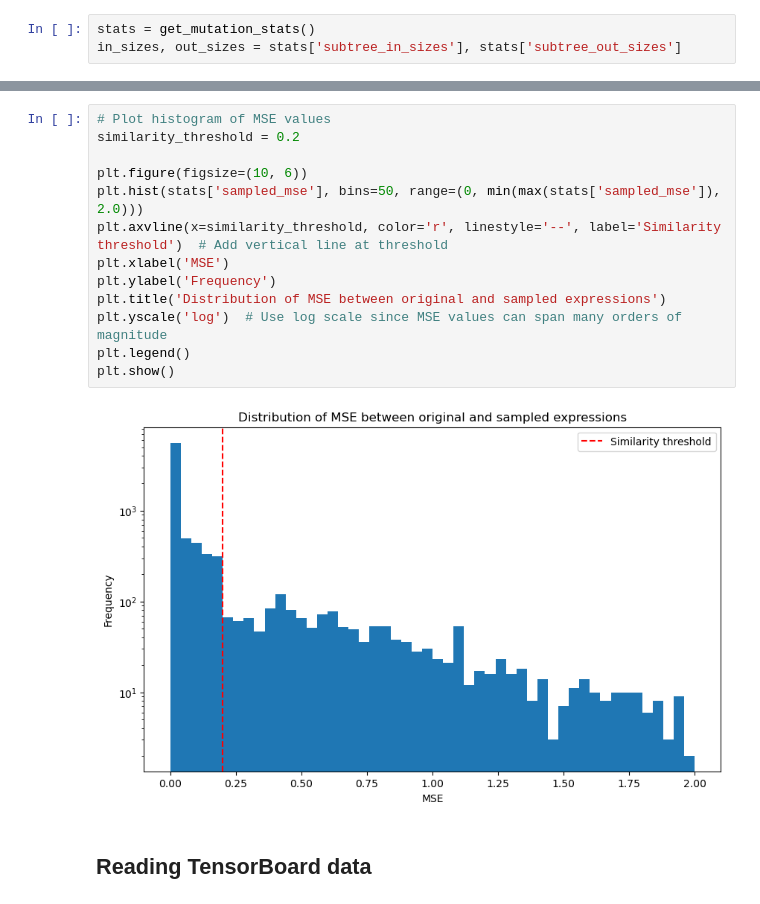
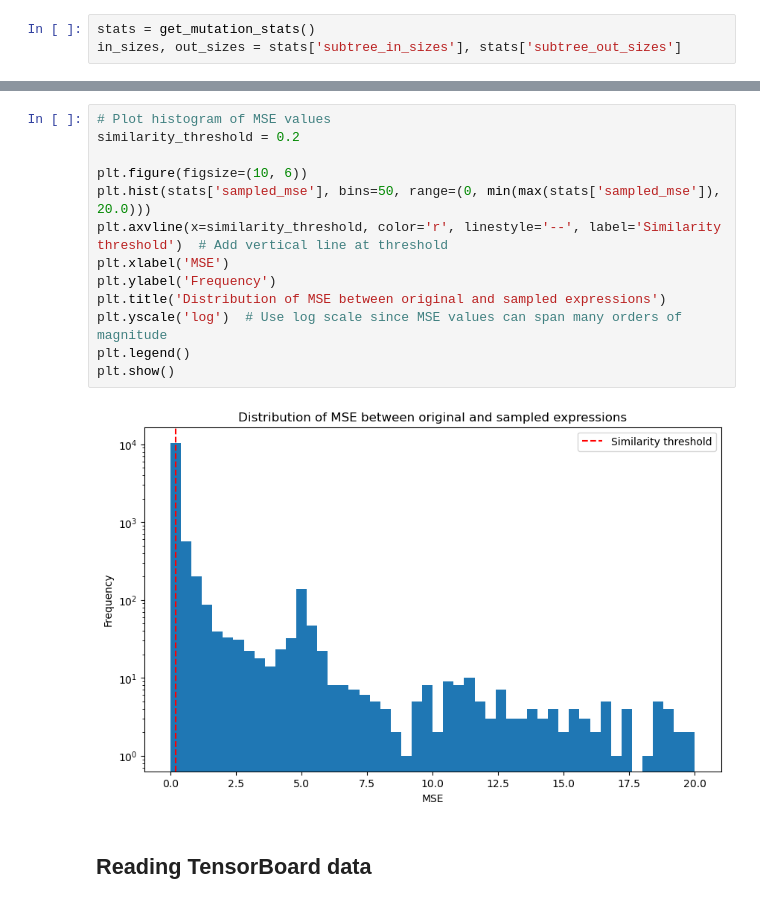
Before and after one commit to LuisCarretero/similar-expressions, a Jupyter notebook: src/sr_inference_benchmarking/dev.ipynb, the cells around one changed output, grey strips where cells are left out. Saved outputs shown, nothing was run; the diff lists cells and outputs as text.

```diff
--- a/src/sr_inference_benchmarking/dev.ipynb
+++ b/src/sr_inference_benchmarking/dev.ipynb
@@ -220,18 +256,18 @@ plt.show()
 # %%
 # Plot histogram of MSE values
 similarity_threshold = 0.2
 
 plt.figure(figsize=(10, 6))
-plt.hist(stats['sampled_mse'], bins=50, range=(0, min(max(stats['sampled_mse']), 2.0)))
+plt.hist(stats['sampled_mse'], bins=50, range=(0, min(max(stats['sampled_mse']), 20.0)))
 plt.axvline(x=similarity_threshold, color='r', linestyle='--', label='Similarity threshold')  # Add vertical line at threshold
 plt.xlabel('MSE')
 plt.ylabel('Frequency')
 plt.title('Distribution of MSE between original and sampled expressions')
 plt.yscale('log')  # Use log scale since MSE values can span many orders of magnitude
 plt.legend()
 plt.show()
 # %% [output]
-[figure, old version]
+[figure, new version]
 # %% [markdown]
 ## Reading TensorBoard data
 # %%
```
Also changed, not shown: parts of 22 cells of this notebook, 20 other files.
